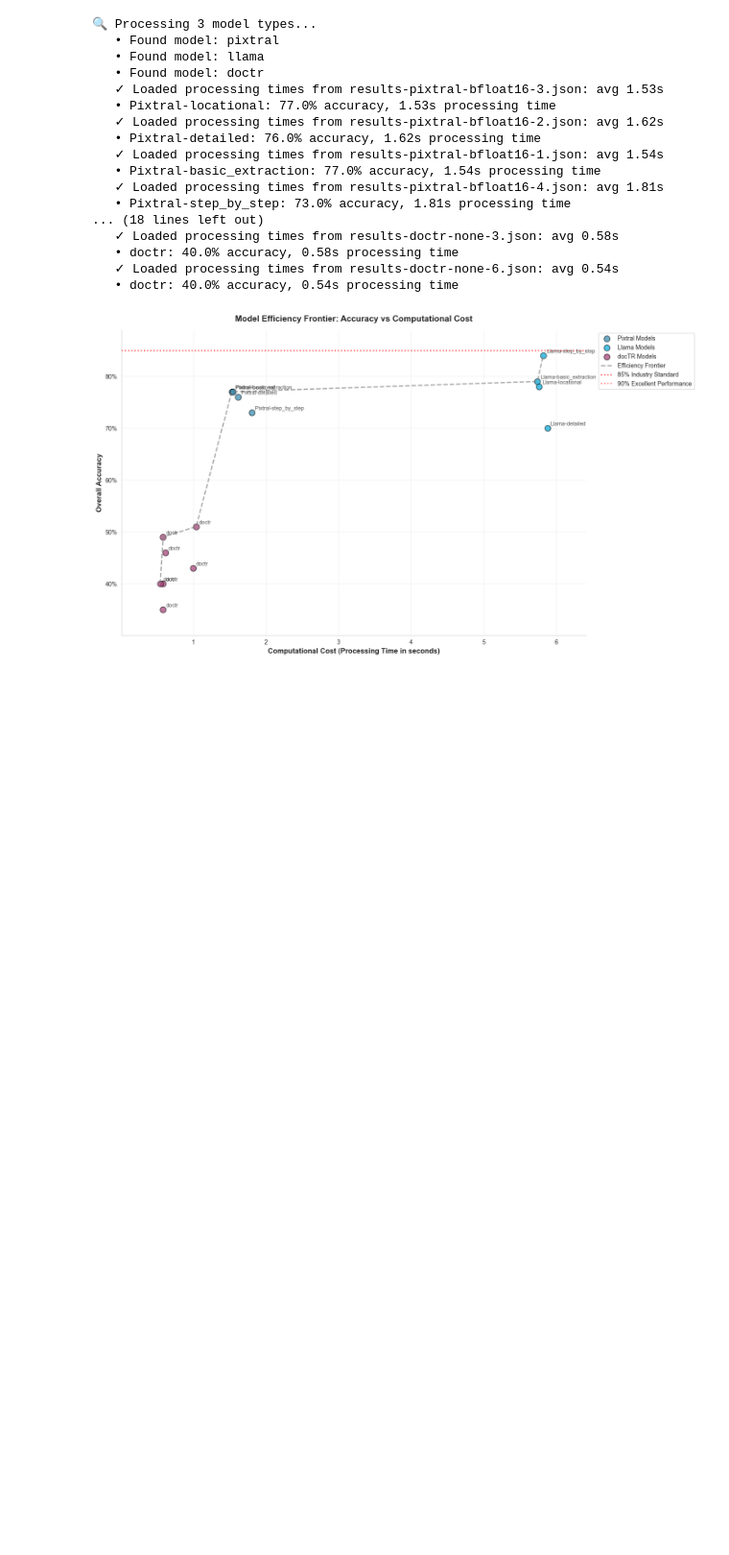
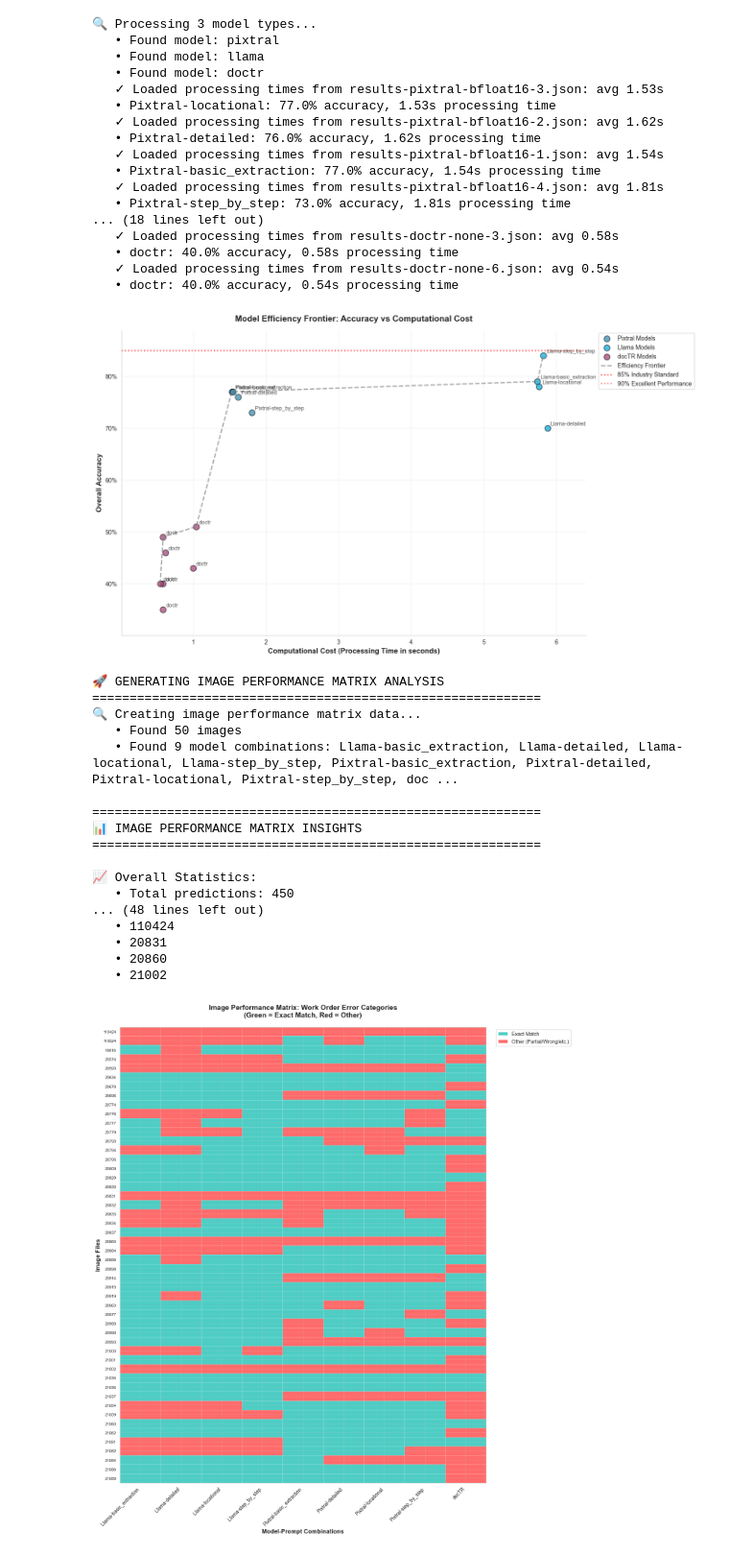
Before and after one commit to asmith81/UCSD_MJM, a Jupyter notebook: Deliverables-Code/notebooks/06_Final_Analysis_v2.ipynb, the cells around one changed output. Shown at 96% size. Cells and saved outputs as stored; diff of their text form; code cells hidden in the pictures; blank space fills up the shorter version.

Commit message:
added horizontal analysis to analysis rough draft

```diff
--- a/Deliverables-Code/notebooks/06_Final_Analysis_v2.ipynb
+++ b/Deliverables-Code/notebooks/06_Final_Analysis_v2.ipynb
@@ -1222,3 +1222,31 @@ fig, efficiency_data = viz.generate_efficiency_frontier_analysis(COMPREHENSIVE_D
    ✓ Loaded processing times from results-doctr-none-6.json: avg 0.54s
    • doctr: 40.0% accuracy, 0.54s processing time
 [figure]
+# %%
+## Section 4.6: Image Performance Matrix Analysis
+
+import importlib
+import src.visualization as viz
+importlib.reload(viz)
+
+# Generate image performance matrix analysis
+fig, matrix_data = viz.generate_image_performance_matrix_analysis(COMPREHENSIVE_DATASET)
+# %% [output]
+🚀 GENERATING IMAGE PERFORMANCE MATRIX ANALYSIS
+============================================================
+🔍 Creating image performance matrix data...
+   • Found 50 images
+   • Found 9 model combinations: Llama-basic_extraction, Llama-detailed, Llama-locational, Llama-step_by_step, Pixtral-basic_extraction, Pixtral-detailed, Pixtral-locational, Pixtral-step_by_step, doc ...
+
+============================================================
+📊 IMAGE PERFORMANCE MATRIX INSIGHTS
+============================================================
+
+📈 Overall Statistics:
+   • Total predictions: 450
+... (48 lines left out)
+   • 110424
+   • 20831
+   • 20860
+   • 21002
+[figure, added]
```
Also changed, not shown: parts of 3 cells of this notebook, 1 other file.
